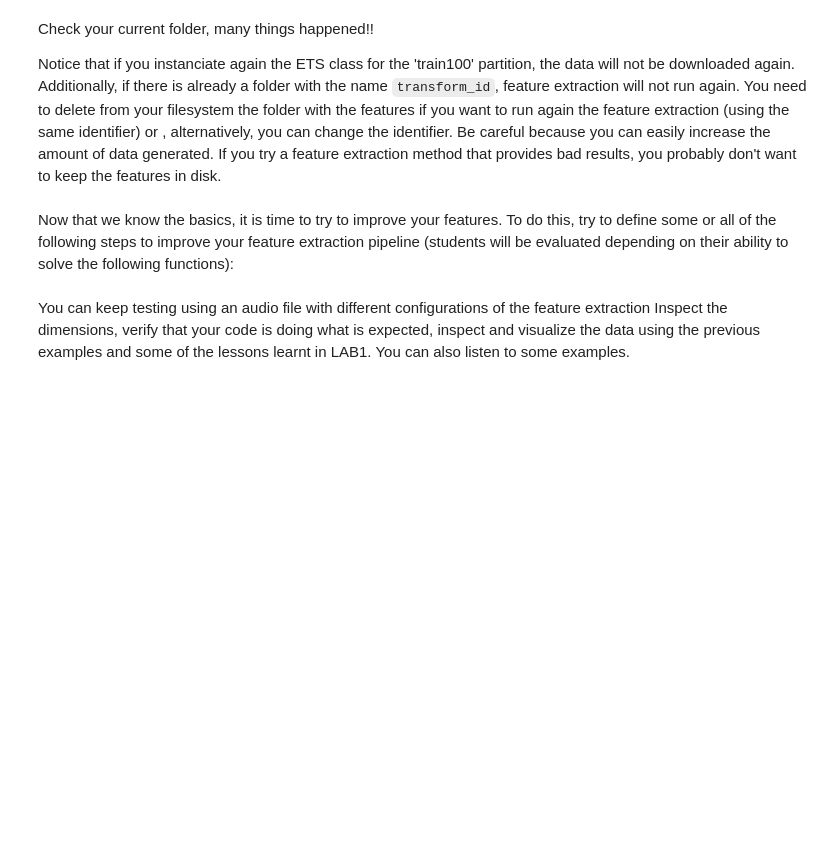
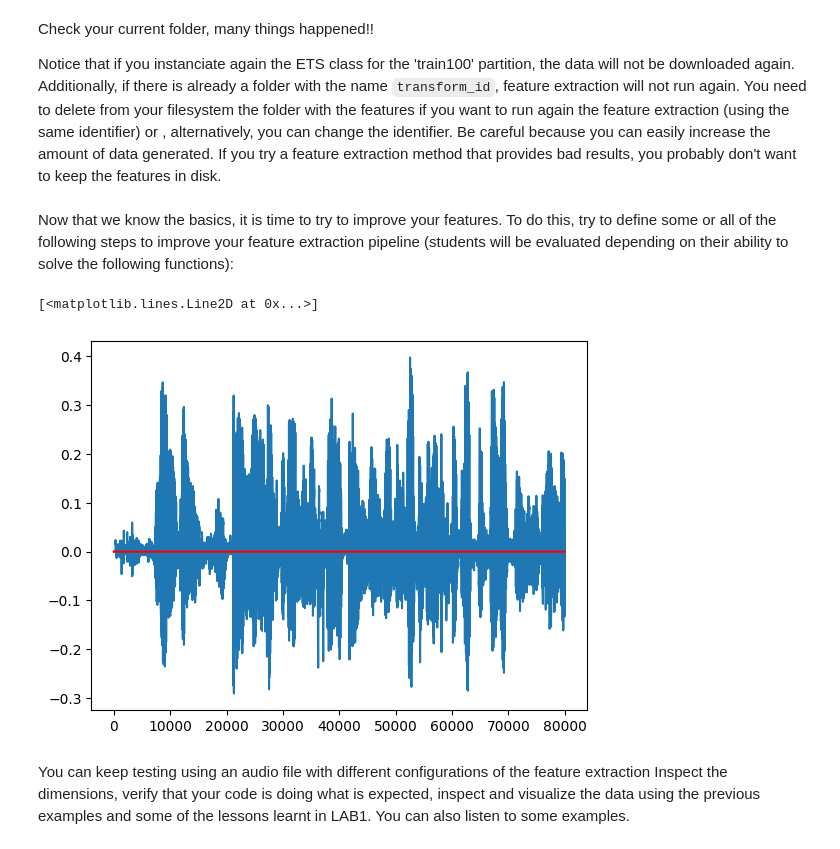
Before and after one commit to danieleavolio/Spoken-Language-Processing, a Jupyter notebook: Lab/Assignment2/lab2_part1.ipynb, the cells around one changed output. Saved outputs shown, nothing was run; the diff lists cells and outputs as text; code cells hidden in the pictures; blank space fills up the shorter version.

```diff
--- a/Lab/Assignment2/lab2_part1.ipynb
+++ b/Lab/Assignment2/lab2_part1.ipynb
@@ -246,22 +291,39 @@ def compute_sdc(features, P=3, D=1, K=7, keep_static=True):
 # Or alternatively,
 # the first mfcc coefficient, which is a good proxy for the energy
 
-raise CheckThisCell ## <---- Remove this after completeing/checking this cell
 
 def compute_vad(features, energy=None, y=None):
-    vad = np.isreal(features[:,0])
-    return features[vad], vad
+
+    threshold = 0.5
+    # So, if energy is None, we will compute the energy using the first MFCC coefficient
+    if energy is None:
+        # Compute energy using the first MFCC coefficient as suggested from the rpof
+        energy = features[:, 0]
+
+    # Use threshold
+    energy_threshold = np.mean(energy) * threshold
+
+    # VAD is calculated based on the energy
+    vad = energy > energy_threshold
+
+    # Now we just filter the features based on the VAD
+    features_without_silence = features[vad]
+
+    return features_without_silence, vad
 # %%
 # The second returned expression of the VAD function is expected to be a boolean vector
 # of one True or False, one per frame of the feature matrix. You can see the output of it and verify
 # if it's doing what is expected (removing low energy features)
-raise CheckThisCell ## <---- Remove this after completeing/checking this cell
+# raise CheckThisCell ## <---- Remove this after completeing/checking this cell
 
 from functools import reduce
 
 mfcc_wo_vad, vad = compute_vad(mfcc,y=audio)
 plt.plot(audio[:5*16000])
 plt.plot(reduce(lambda a,b:a+b, ((0.3,)*160 if s else (0,)*160 for s in vad[:500])), 'r')
+# %% [output]
+[<matplotlib.lines.Line2D at 0x...>]
+[figure, added]
 # %% [markdown]
 You can keep testing using an audio file with different configurations of the feature extraction Inspect the dimensions, verify that your code is doing what is expected, inspect and visualize the data using the previous examples and some of the lessons learnt in LAB1. You can also listen to some examples.
 # %%
```
Also changed, not shown: parts of 6 cells of this notebook.
